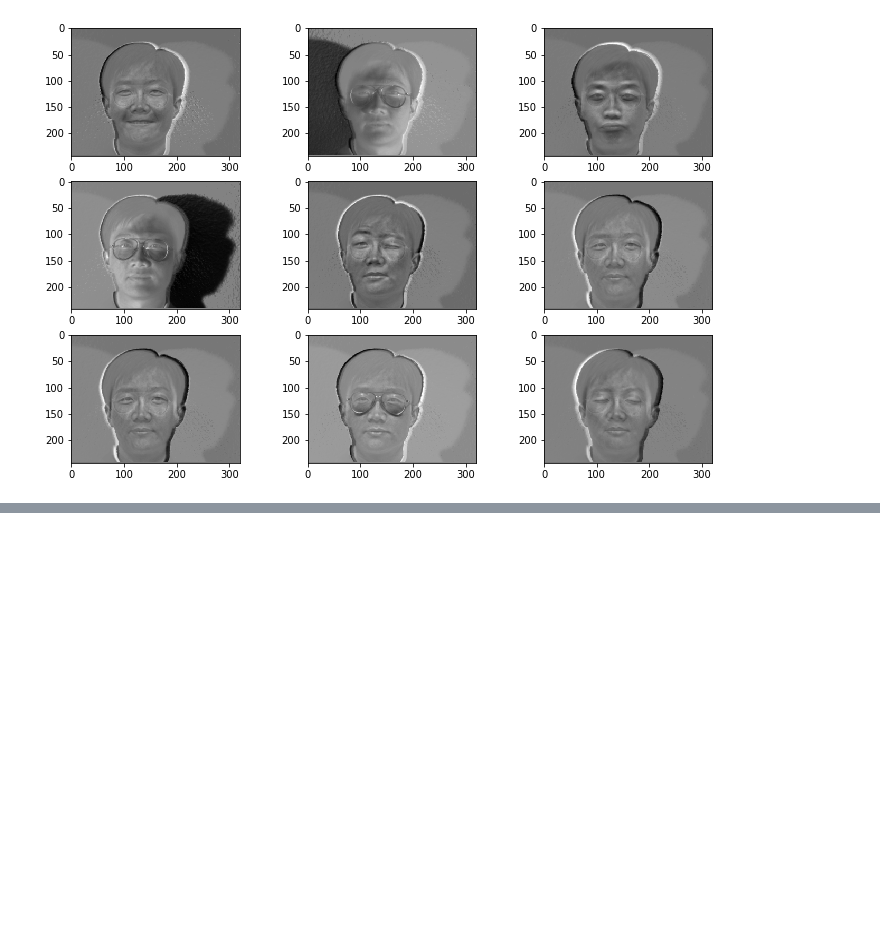
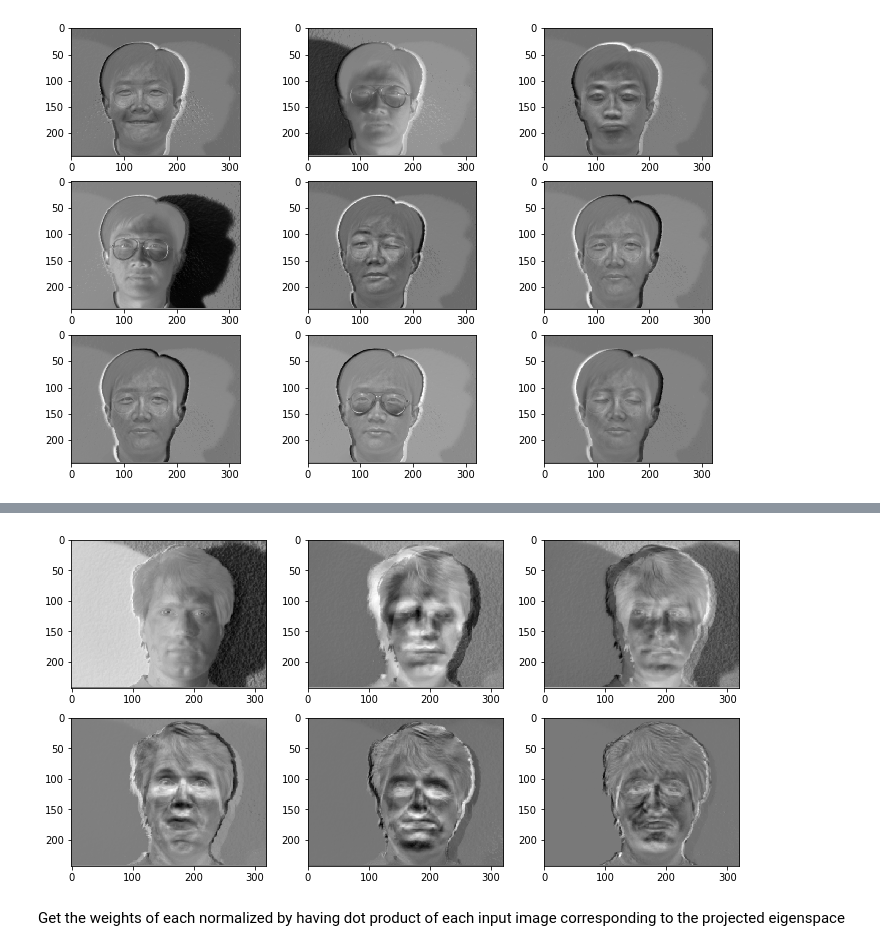
Before and after one commit to deshwalmahesh/EigenFace-Face-Recognition, a Jupyter notebook: Solution.ipynb, the cells around one changed output, grey strips where cells are left out. Drawn from its saved outputs; the diff is of its cells as text; code cells hidden in the pictures; blank space fills up the shorter version.

```diff
--- a/Solution.ipynb
+++ b/Solution.ipynb
@@ -119,0 +215,10 @@ f.delaxes(ax[-1])
+# %%
+f,ax = plt.subplots(2,3,figsize=(12,6))
+ax = ax.ravel()
+for i in range(len(projected1)):
+    img = projected1[i].reshape(width,height)
+    ax[i].imshow(img, cmap='gray')
+# %% [output]
+[figure, added]
+# %% [markdown]
+Get the weights of each normalized by having dot product of each input image corresponding to the projected eigenspace
```
Also changed, not shown: parts of 44 cells of this notebook.
